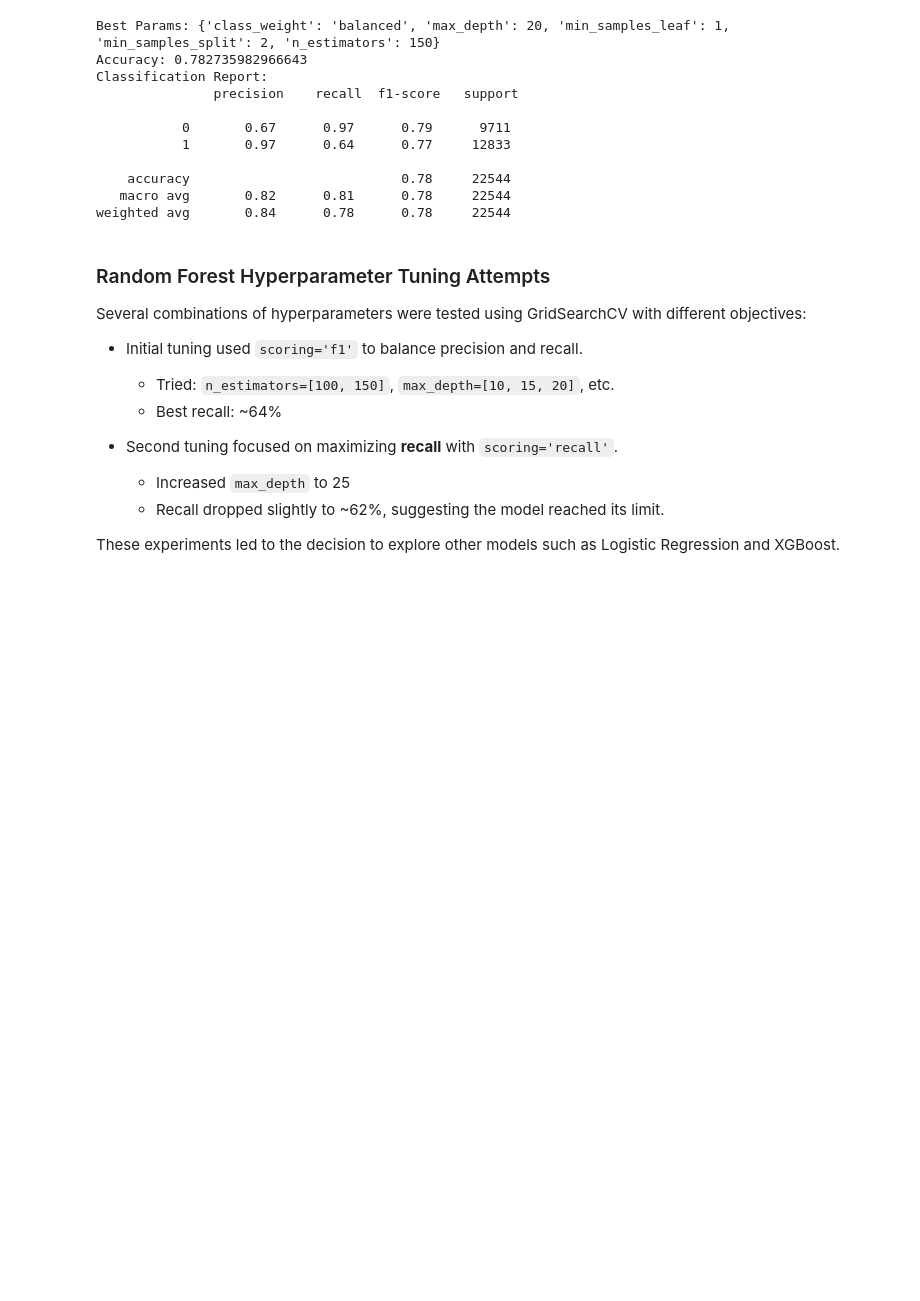
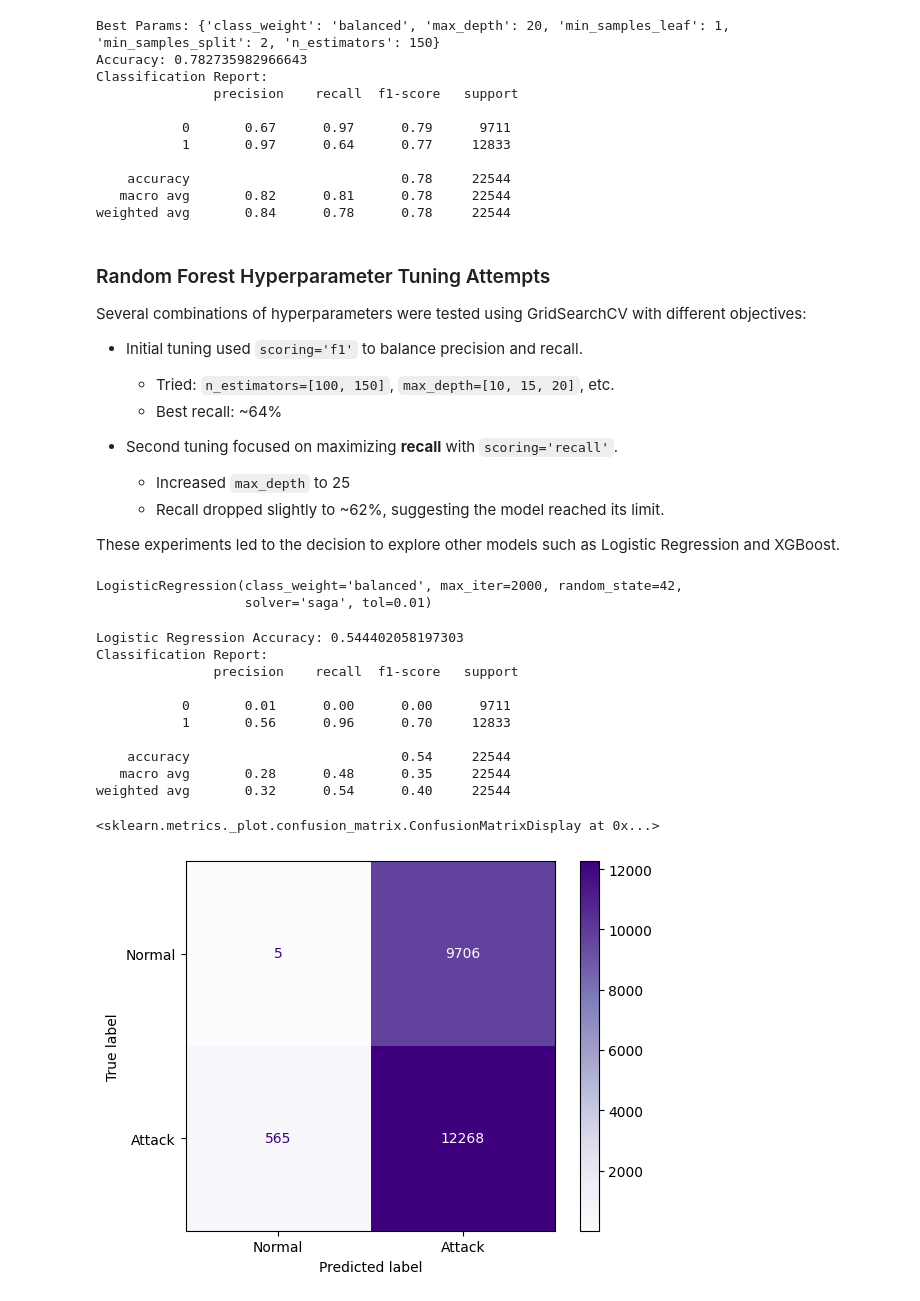
Before and after one commit to ayosarchive/cybersecurity-anomaly-detection, a Jupyter notebook: notebooks/01_data_loading_and_preprocessing.ipynb, the cells around one changed output. Drawn from its saved outputs; the diff is of its cells as text; code cells hidden in the pictures; blank space fills up the shorter version.

Commit message:
feat: Trained and evaluated Logistic Regression model; added detailed analysis of limitations

```diff
--- a/notebooks/01_data_loading_and_preprocessing.ipynb
+++ b/notebooks/01_data_loading_and_preprocessing.ipynb
@@ -208,3 +213,49 @@ Several combinations of hyperparameters were tested using GridSearchCV with diff
   - Recall dropped slightly to ~62%, suggesting the model reached its limit.
 
 These experiments led to the decision to explore other models such as Logistic Regression and XGBoost.
+# %%
+from sklearn.linear_model import LogisticRegression
+from sklearn.metrics import classification_report, accuracy_score, confusion_matrix, ConfusionMatrixDisplay
+
+# ------------------------------------------------------
+# Step 5: Create and train Logistic Regression Model
+# ------------------------------------------------------
+
+#  Initialize Logistic Regression with class_weight balanced
+log_reg = LogisticRegression(
+    class_weight='balanced',     # tells it to handle imbalance automatically
+    max_iter=2000,               # allow more iterations to ensure convergence
+    solver='saga',
+    tol=0.01,                    # relax tolerance to prevdoes ent logistic regression from flagging warning that convergence has not occured
+    random_state=42
+)
+
+# Train the model
+log_reg.fit(x_train, y_train)
+# %% [output]
+LogisticRegression(class_weight='balanced', max_iter=2000, random_state=42,
+                   solver='saga', tol=0.01)
+# %%
+# Predict on test data and evaluate performance
+y_pred_lr = log_reg.predict(x_test)
+
+print("Logistic Regression Accuracy:", accuracy_score(y_test, y_pred_lr))
+print("Classification Report:\n", classification_report(y_test, y_pred_lr))
+
+# Display Confusion Matrix
+cm = confusion_matrix(y_test, y_pred_lr, labels=[0, 1])
+disp = ConfusionMatrixDisplay(confusion_matrix=cm, display_labels=["Normal", "Attack"])
+disp.plot(cmap="Purples")
+# %% [output]
+Logistic Regression Accuracy: 0.544402058197303
+Classification Report:
+               precision    recall  f1-score   support
+
+           0       0.01      0.00      0.00      9711
+           1       0.56      0.96      0.70     12833
+
+    accuracy                           0.54     22544
+   macro avg       0.28      0.48      0.35     22544
+weighted avg       0.32      0.54      0.40     22544
+<sklearn.metrics._plot.confusion_matrix.ConfusionMatrixDisplay at 0x...>
+[figure, added]
```
Also changed, not shown: parts of 2 cells of this notebook.
